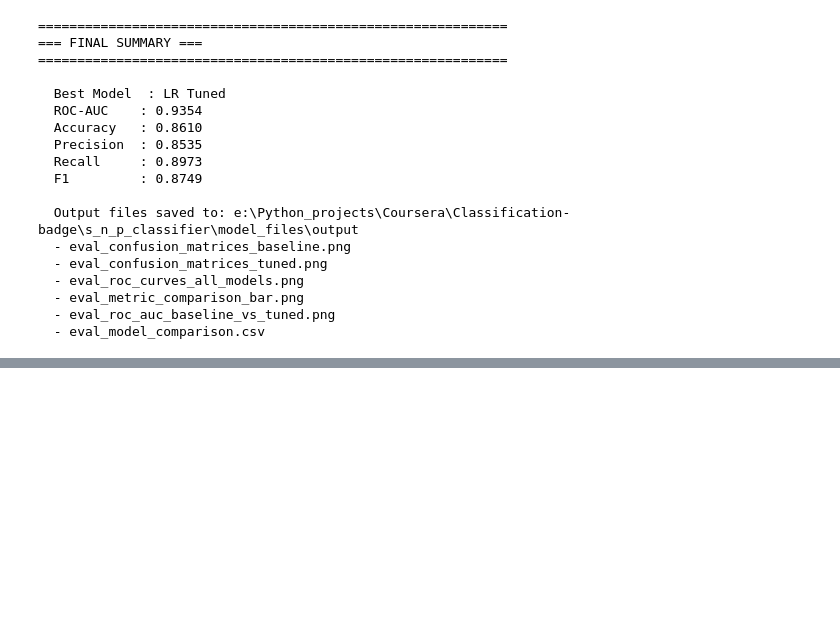
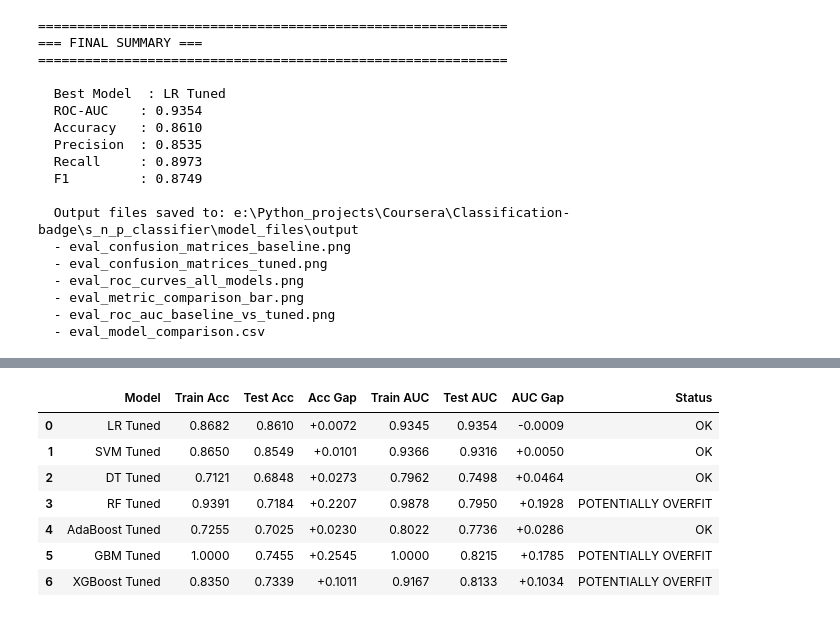
Before and after one commit to deshmukhm020590/s_n_p_classifier, a Jupyter notebook: model_files/notebooks/src/05_model_evaluation.ipynb, the cells around one changed output, grey strips where cells are left out. Saved outputs shown, nothing was run; the diff lists cells and outputs as text; code cells hidden in the pictures; blank space fills up the shorter version.

```diff
--- a/model_files/notebooks/src/05_model_evaluation.ipynb
+++ b/model_files/notebooks/src/05_model_evaluation.ipynb
@@ -510,0 +568,81 @@ print("  - eval_model_comparison.csv")
+# %%
+print("=" * 60)
+print("=== STEP 11: OVERFITTING CHECK ===")
+print("=" * 60)
+
+OVERFIT_THRESHOLD = 0.05
+
+tuned_model_keys = {
+    "lr_best"  : "LR Tuned",
+    "svc_best" : "SVM Tuned",
+    "dt_best"  : "DT Tuned",
+    "rf_best"  : "RF Tuned",
+    "ada_best" : "AdaBoost Tuned",
+    "gbm_best" : "GBM Tuned",
+    "xgb_best" : "XGBoost Tuned",
+}
+
+overfit_rows = []
+
+for model_key, label in tuned_model_keys.items():
+    if model_key not in models:
+        print(f"  [SKIP] {model_key} not loaded.")
+        continue
+    try:
+        model = models[model_key]
+
+        # Training metrics
+        y_train_pred = model.predict(X_train)
+        train_acc    = accuracy_score(y_train, y_train_pred)
+        train_auc    = (
+            roc_auc_score(y_train, model.predict_proba(X_train)[:, 1])
+            if hasattr(model, "predict_proba") else None
+        )
+
+        # Test metrics
+        y_test_pred = model.predict(X_test)
+        test_acc    = accuracy_score(y_test, y_test_pred)
+        test_auc    = (
+            roc_auc_score(y_test, model.predict_proba(X_test)[:, 1])
+            if hasattr(model, "predict_proba") else None
+        )
+
+        acc_gap     = round(train_acc - test_acc, 4)
+        auc_gap     = round(train_auc - test_auc, 4) if (train_auc and test_auc) else None
+        overfit_flag = (
+            "POTENTIALLY OVERFIT" if auc_gap is not None and auc_gap > OVERFIT_THRESHOLD
+            else "OK"
+        )
+
+        overfit_rows.append({
+            "Model"     : label,
+            "Train Acc" : round(train_acc, 4),
+            "Test Acc"  : round(test_acc, 4),
+            "Acc Gap"   : acc_gap,
+            "Train AUC" : round(train_auc, 4) if train_auc is not None else None,
+            "Test AUC"  : round(test_auc, 4)  if test_auc  is not None else None,
+            "AUC Gap"   : auc_gap,
+            "Status"    : overfit_flag,
+        })
+
+        auc_str = f"{auc_gap:.4f}" if auc_gap is not None else "N/A"
+        if overfit_flag != "OK":
+            print(f"  [WARNING] {label:<22} AUC Gap = {auc_str}  → {overfit_flag}")
+        else:
+            print(f"  {label:<22} AUC Gap = {auc_str}  ({overfit_flag})")
+
+    except Exception as e:
+        print(f"  [ERROR] {model_key}: {e}")
+
+overfit_df = pd.DataFrame(overfit_rows)
+display(
+    overfit_df.style
+    .format({
+        "Train Acc": "{:.4f}", "Test Acc": "{:.4f}", "Acc Gap": "{:+.4f}",
+        "Train AUC": "{:.4f}", "Test AUC": "{:.4f}", "AUC Gap": "{:+.4f}",
+    }, na_rep="N/A")
+    .set_caption(
+        f"Overfitting Check — Tuned Models  (flag if AUC gap > {OVERFIT_THRESHOLD})"
+    )
+)
+# %% [output]
@@ -510,0 +660,8 @@ print("  - eval_model_comparison.csv")
+|  | Model | Train Acc | Test Acc | Acc Gap | Train AUC | Test AUC | AUC Gap | Status |
+| 0 | LR Tuned | 0.8682 | 0.8610 | +0.0072 | 0.9345 | 0.9354 | -0.0009 | OK |
+| 1 | SVM Tuned | 0.8650 | 0.8549 | +0.0101 | 0.9366 | 0.9316 | +0.0050 | OK |
+| 2 | DT Tuned | 0.7121 | 0.6848 | +0.0273 | 0.7962 | 0.7498 | +0.0464 | OK |
+| 3 | RF Tuned | 0.9391 | 0.7184 | +0.2207 | 0.9878 | 0.7950 | +0.1928 | POTENTIALLY OVERFIT |
+| 4 | AdaBoost Tuned | 0.7255 | 0.7025 | +0.0230 | 0.8022 | 0.7736 | +0.0286 | OK |
+| 5 | GBM Tuned | 1.0000 | 0.7455 | +0.2545 | 1.0000 | 0.8215 | +0.1785 | POTENTIALLY OVERFIT |
+| 6 | XGBoost Tuned | 0.8350 | 0.7339 | +0.1011 | 0.9167 | 0.8133 | +0.1034 | POTENTIALLY OVERFIT |
```
Also changed, not shown: parts of 3 cells of this notebook, 7 other files.
